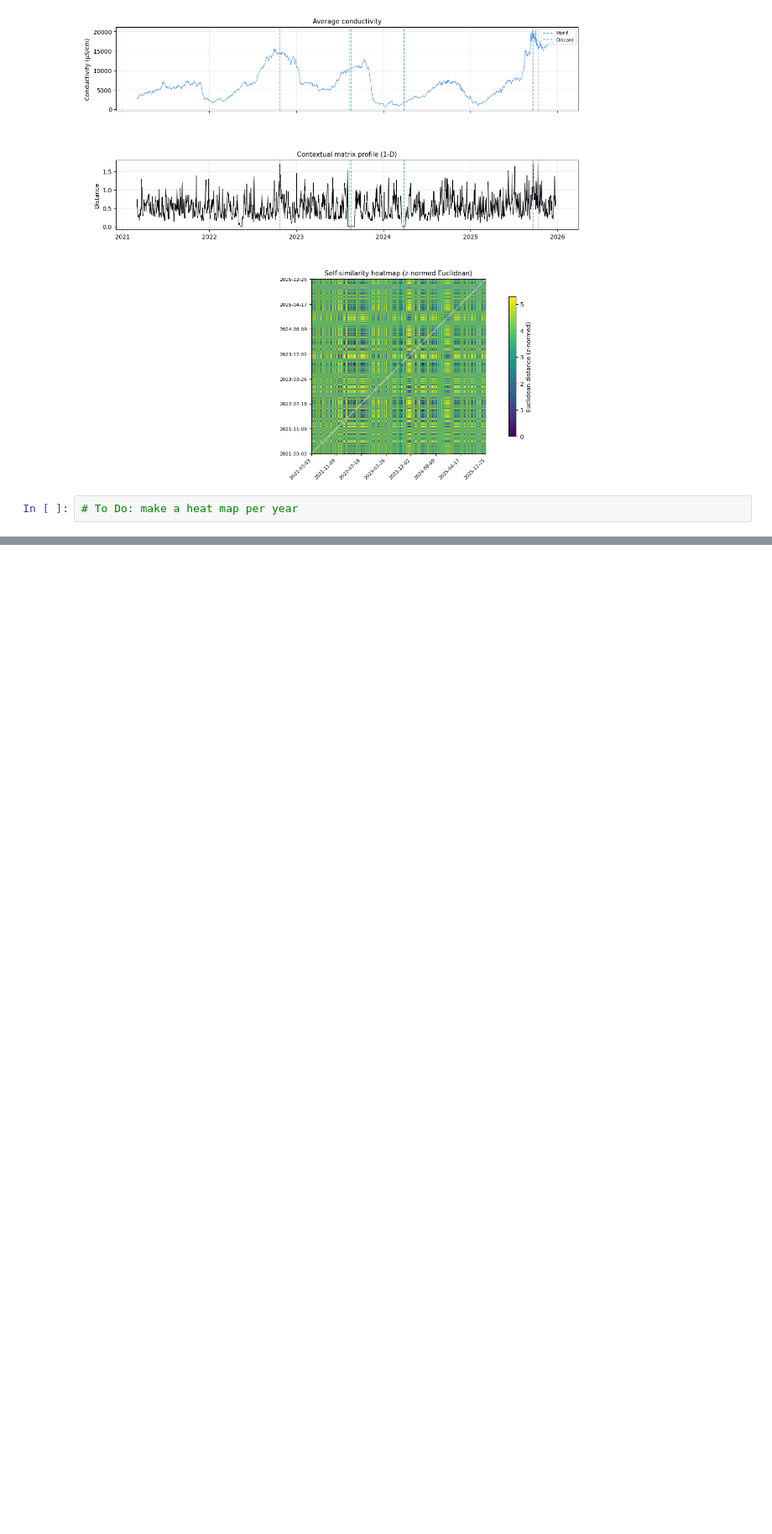
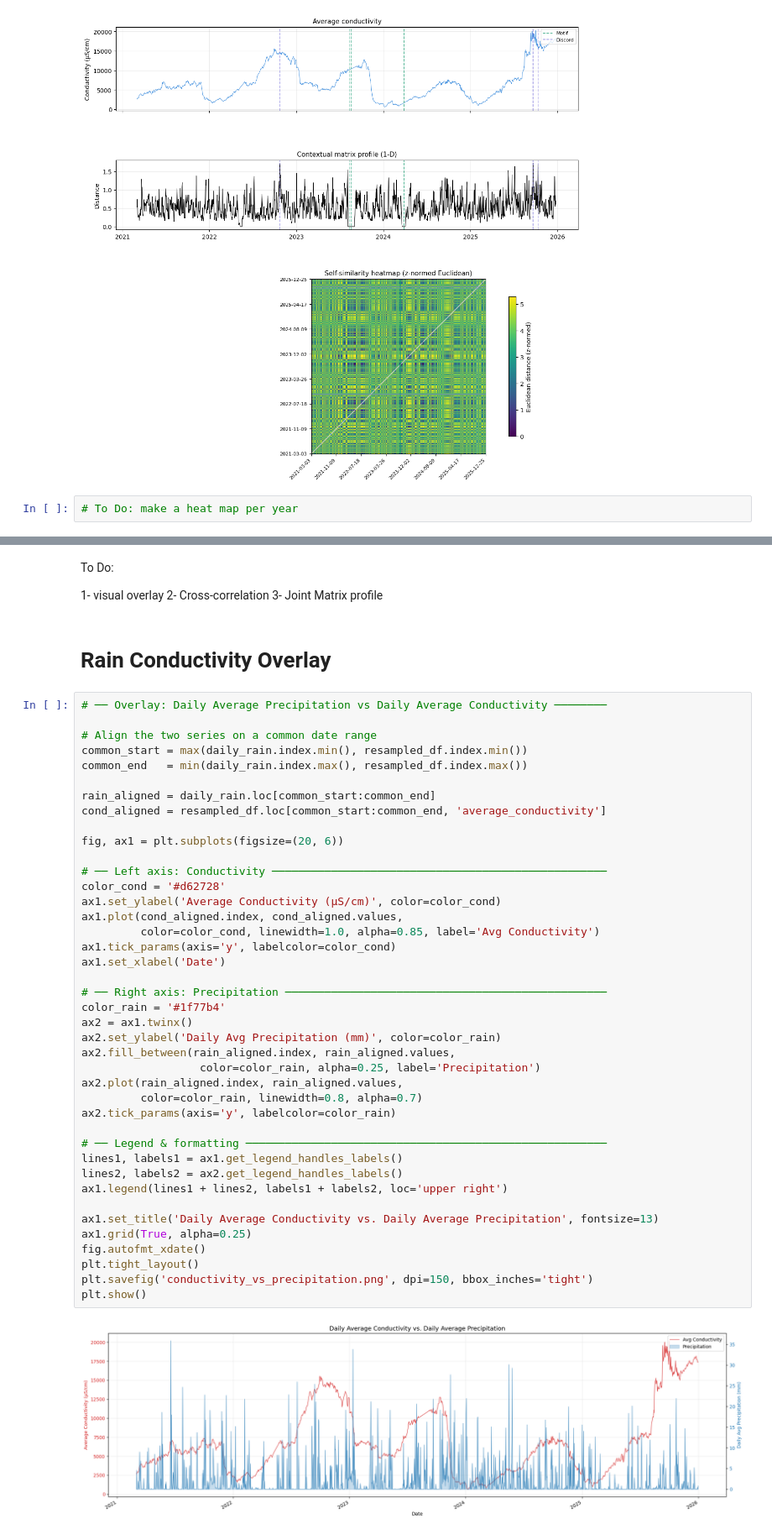
Before and after one commit to ShehabEldeenAyman/Gent-Terneuzen-canal, a Jupyter notebook: time_series_analysis/matrix_profile.ipynb, the cells around one changed output, grey strips where cells are left out. Shown at 84% size. Cells and saved outputs as stored; diff of their text form; blank space fills up the shorter version.

```diff
--- a/time_series_analysis/matrix_profile.ipynb
+++ b/time_series_analysis/matrix_profile.ipynb
@@ -535,0 +574,51 @@ print(rain_data.columns.tolist())
+# %% [markdown]
+To Do:
+
+1- visual overlay
+2- Cross-correlation
+3- Joint Matrix profile
+# %% [markdown]
+# Rain Conductivity Overlay
+# %%
+# ── Overlay: Daily Average Precipitation vs Daily Average Conductivity ────────
+
+# Align the two series on a common date range
+common_start = max(daily_rain.index.min(), resampled_df.index.min())
+common_end   = min(daily_rain.index.max(), resampled_df.index.max())
+
+rain_aligned = daily_rain.loc[common_start:common_end]
+cond_aligned = resampled_df.loc[common_start:common_end, 'average_conductivity']
+
+fig, ax1 = plt.subplots(figsize=(20, 6))
+
+# ── Left axis: Conductivity ───────────────────────────────────────────────────
+color_cond = '#d62728'
+ax1.set_ylabel('Average Conductivity (μS/cm)', color=color_cond)
+ax1.plot(cond_aligned.index, cond_aligned.values,
+         color=color_cond, linewidth=1.0, alpha=0.85, label='Avg Conductivity')
+ax1.tick_params(axis='y', labelcolor=color_cond)
+ax1.set_xlabel('Date')
+
+# ── Right axis: Precipitation ─────────────────────────────────────────────────
+color_rain = '#1f77b4'
+ax2 = ax1.twinx()
+ax2.set_ylabel('Daily Avg Precipitation (mm)', color=color_rain)
+ax2.fill_between(rain_aligned.index, rain_aligned.values,
+                  color=color_rain, alpha=0.25, label='Precipitation')
+ax2.plot(rain_aligned.index, rain_aligned.values,
+         color=color_rain, linewidth=0.8, alpha=0.7)
+ax2.tick_params(axis='y', labelcolor=color_rain)
+
+# ── Legend & formatting ───────────────────────────────────────────────────────
+lines1, labels1 = ax1.get_legend_handles_labels()
+lines2, labels2 = ax2.get_legend_handles_labels()
+ax1.legend(lines1 + lines2, labels1 + labels2, loc='upper right')
+
+ax1.set_title('Daily Average Conductivity vs. Daily Average Precipitation', fontsize=13)
+ax1.grid(True, alpha=0.25)
+fig.autofmt_xdate()
+plt.tight_layout()
+plt.savefig('conductivity_vs_precipitation.png', dpi=150, bbox_inches='tight')
+plt.show()
+# %% [output]
+[figure, added]
```
Also changed, not shown: parts of 11 cells of this notebook, 7 other files.
